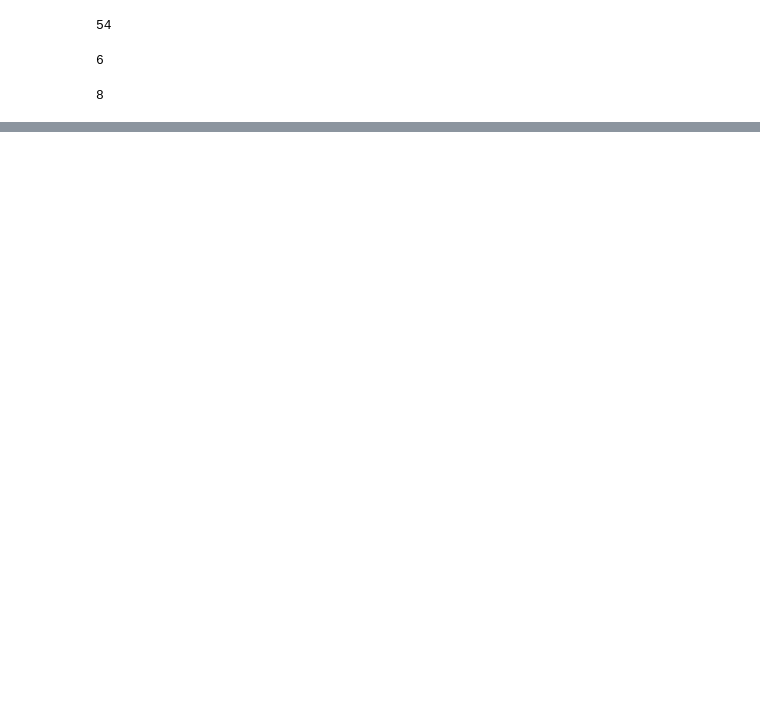
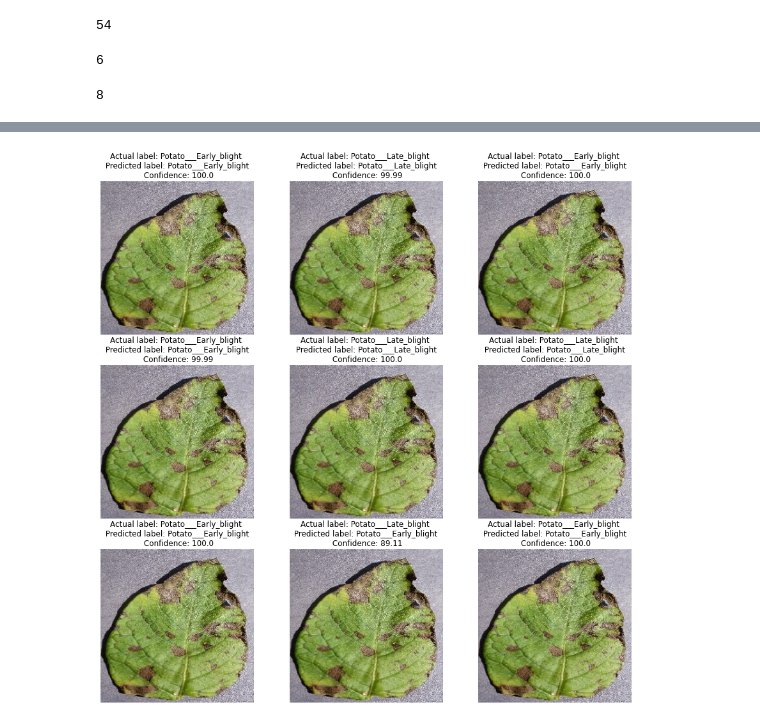
Before and after one commit to Micky373/potato_disease_classification_using_deep_learning, a Jupyter notebook: notebooks/EDA.ipynb, the cells around one changed output, grey strips where cells are left out. Saved outputs shown, nothing was run; the diff lists cells and outputs as text; code cells hidden in the pictures; blank space fills up the shorter version.

```diff
--- a/notebooks/EDA.ipynb
+++ b/notebooks/EDA.ipynb
@@ -118,0 +241,21 @@ NameError: name 'CHANNELS' is not defined
+# %%
+plt.figure(figsize=(15,15))
+
+for image_batch,labels_batch in dataset.take(1):
+  for i in range(9):
+    plt.subplot(3,3,i+1)
+    plt.imshow(image_batch[0].numpy().astype('uint'))
+
+    predicted_class, confidence = predict(model,
+                                          image_batch[i],
+                                          class_names
+                                          )
+
+    plt.title('Actual label: {} \n Predicted label: {} \n Confidence: {}'.format(
+        class_names[labels_batch[i].numpy()],
+        predicted_class,
+        confidence
+    ))
+
+    plt.axis('off')
+# %% [output]
@@ -118,0 +271 @@ NameError: name 'CHANNELS' is not defined
+[figure, added]
```
Also changed, not shown: parts of 25 cells of this notebook, 12 other files.
